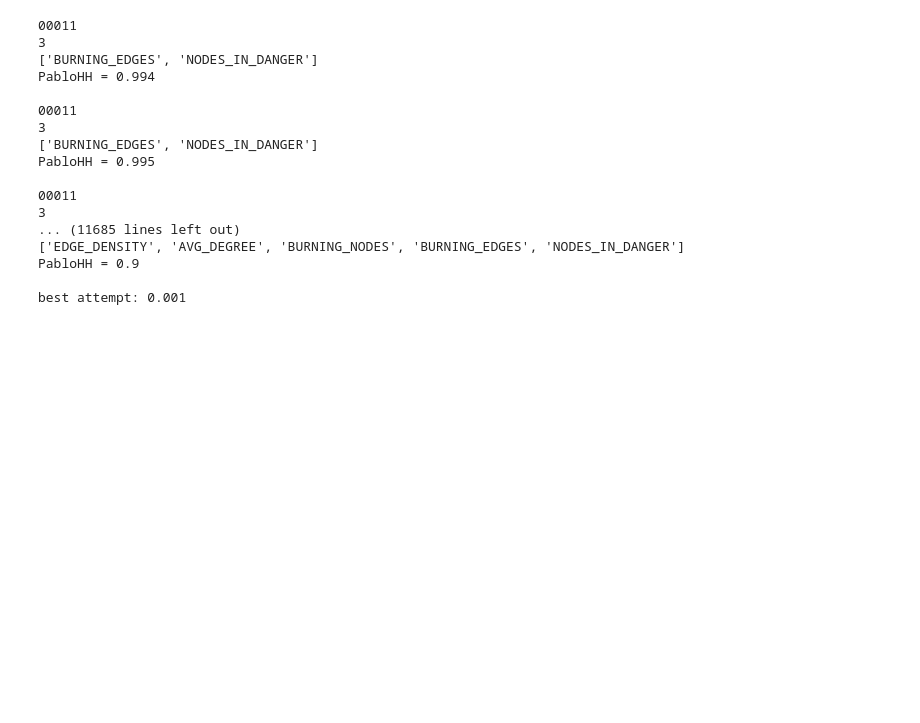
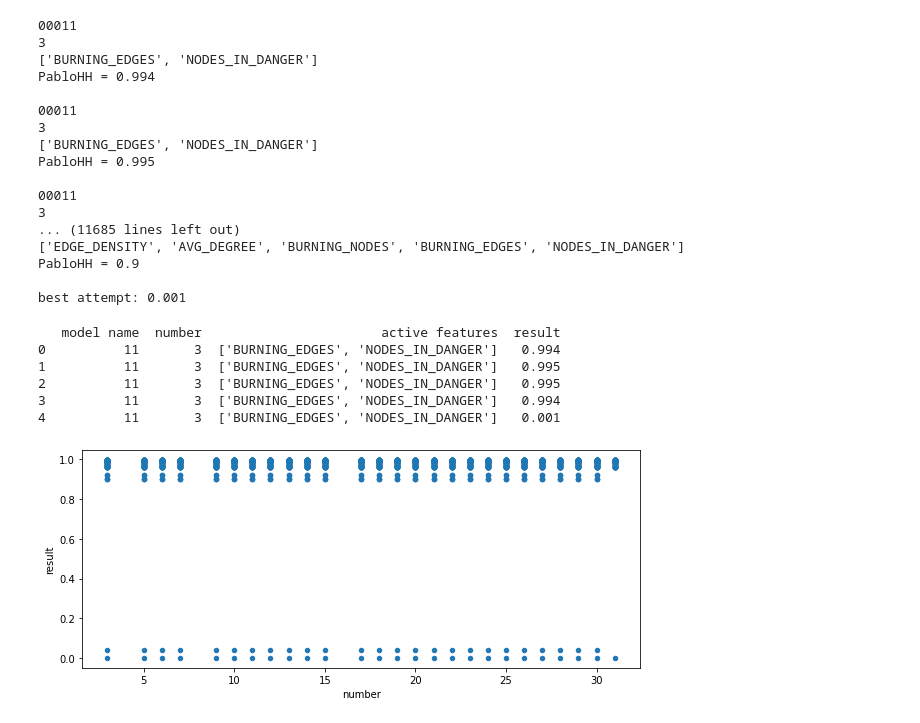
Before and after one commit to pcruiher08/FFPHHS, a Jupyter notebook: HyperHeuristicsSolution/FFPNotebook.ipynb, the cells around one changed output. Drawn from its saved outputs; the diff is of its cells as text; code cells hidden in the pictures; blank space fills up the shorter version.

```diff
--- a/HyperHeuristicsSolution/FFPNotebook.ipynb
+++ b/HyperHeuristicsSolution/FFPNotebook.ipynb
@@ -576,3 +576,21 @@ PabloHH = 0.995
 PabloHH = 0.9
 
 best attempt: 0.001
+# %%
+import pandas as pd
+df = pd.read_csv('results.csv')
+print(df.head())
+
+df = pd.DataFrame(data = df)
+
+df.plot(x ='number', y='result', kind = 'scatter', figsize=(10,4))
+
+plt.show()
+# %% [output]
+   model name  number                       active features  result
+0          11       3  ['BURNING_EDGES', 'NODES_IN_DANGER']   0.994
+1          11       3  ['BURNING_EDGES', 'NODES_IN_DANGER']   0.995
+2          11       3  ['BURNING_EDGES', 'NODES_IN_DANGER']   0.995
+3          11       3  ['BURNING_EDGES', 'NODES_IN_DANGER']   0.994
+4          11       3  ['BURNING_EDGES', 'NODES_IN_DANGER']   0.001
+[figure, added]
```
Also changed, not shown: 4 other files.
